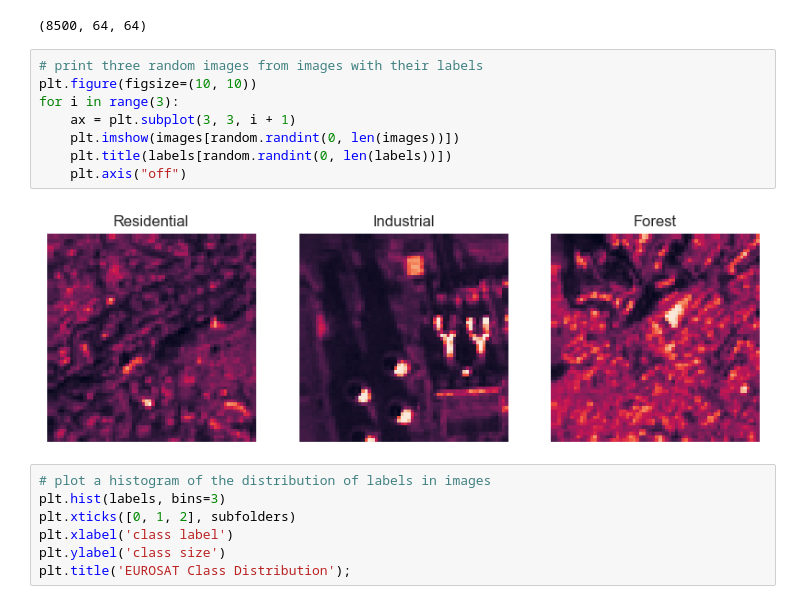
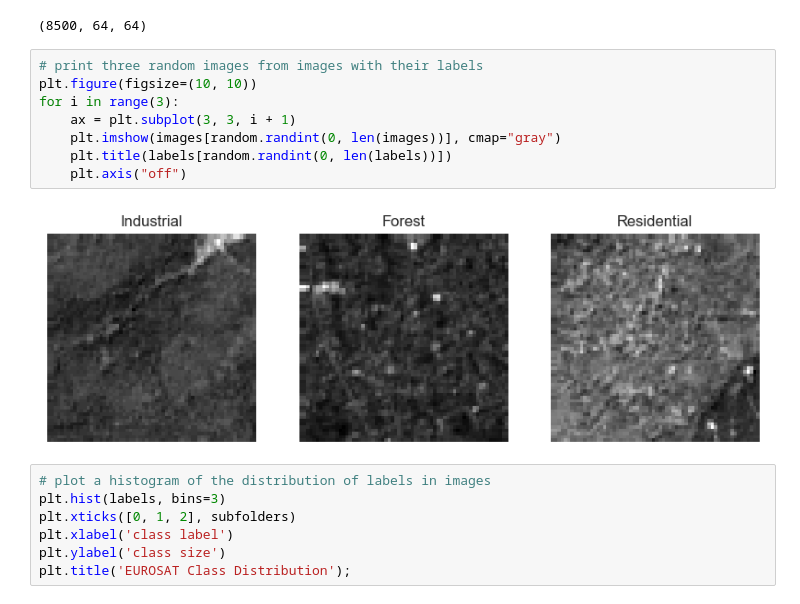
Before and after one commit to nlebovits/MUSA-650_Spring2023, a Jupyter notebook: Homeworks/Homework3.ipynb, the cells around one changed output. Cells and saved outputs as stored; diff of their text form.

```diff
--- a/Homeworks/Homework3.ipynb
+++ b/Homeworks/Homework3.ipynb
@@ -133,13 +152,13 @@ images.shape
 # %%
 # print three random images from images with their labels
 plt.figure(figsize=(10, 10))
 for i in range(3):
     ax = plt.subplot(3, 3, i + 1)
-    plt.imshow(images[random.randint(0, len(images))])
+    plt.imshow(images[random.randint(0, len(images))], cmap="gray")
     plt.title(labels[random.randint(0, len(labels))])
     plt.axis("off")
 # %% [output]
-[figure, old version]
+[figure, new version]
 # %%
 # plot a histogram of the distribution of labels in images
 plt.hist(labels, bins=3)
```
Also changed, not shown: parts of 20 cells of this notebook.
